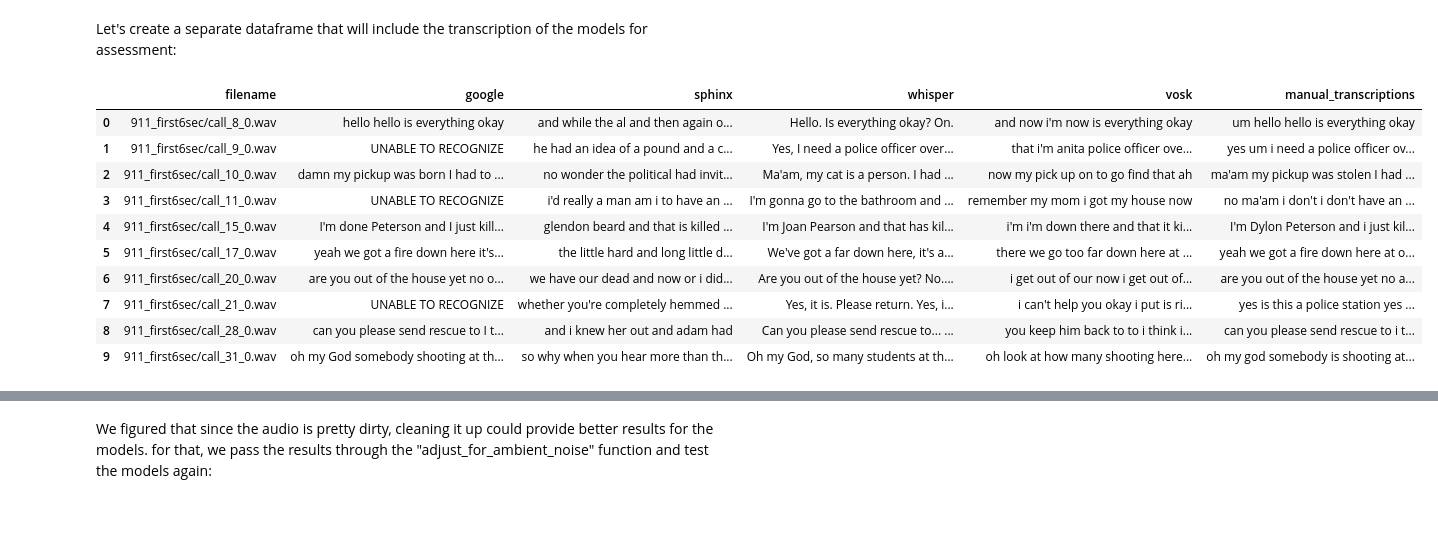
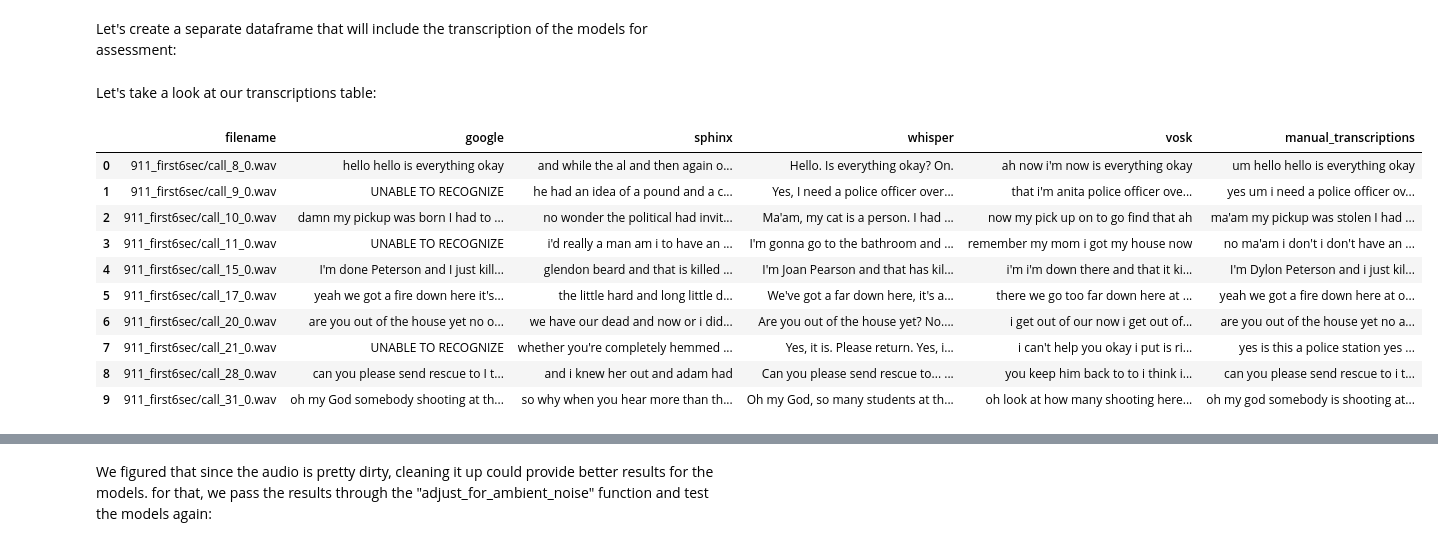
Before and after one commit to ramwtz/data-science-project, a Jupyter notebook: 911_project.ipynb, the cells around one changed output, grey strips where cells are left out. Cells and saved outputs as stored; diff of their text form; code cells hidden in the pictures; blank space fills up the shorter version.

```diff
--- a/911_project.ipynb
+++ b/911_project.ipynb
@@ -1018,12 +1023,10 @@ Let's create a separate dataframe that will include the transcription of the mod
+# %% [markdown]
+Let's take a look at our transcriptions table:
 # %%
-assessment = pd.DataFrame({"filename": filenames})
-assessment = pd.concat([assessment, transcriptions], axis=1)
-assessment = assessment.merge(
-    manual_transcriptions, left_on='filename', right_on='filename')
-assessment.head(10)
+assessment
 # %% [output]
 |  | filename | google | sphinx | whisper | vosk | manual_transcriptions |
-| 0 | 911_first6sec/call_8_0.wav | hello hello is everything okay | and while the al and then again o... | Hello. Is everything okay? On. | and now i'm now is everything okay | um hello hello is everything okay |
+| 0 | 911_first6sec/call_8_0.wav | hello hello is everything okay | and while the al and then again o... | Hello. Is everything okay? On. | ah now i'm now is everything okay | um hello hello is everything okay |
 | 1 | 911_first6sec/call_9_0.wav | UNABLE TO RECOGNIZE | he had an idea of a pound and a c... | Yes, I need a police officer over... | that i'm anita police officer ove... | yes um i need a police officer ov... |
 | 2 | 911_first6sec/call_10_0.wav | damn my pickup was born I had to ... | no wonder the political had invit... | Ma'am, my cat is a person. I had ... | now my pick up on to go find that ah | ma'am my pickup was stolen I had ... |
 | 3 | 911_first6sec/call_11_0.wav | UNABLE TO RECOGNIZE | i'd really a man am i to have an ... | I'm gonna go to the bathroom and ... | remember my mom i got my house now | no ma'am i don't i don't have an ... |
```
Also changed, not shown: parts of 8 cells of this notebook.
